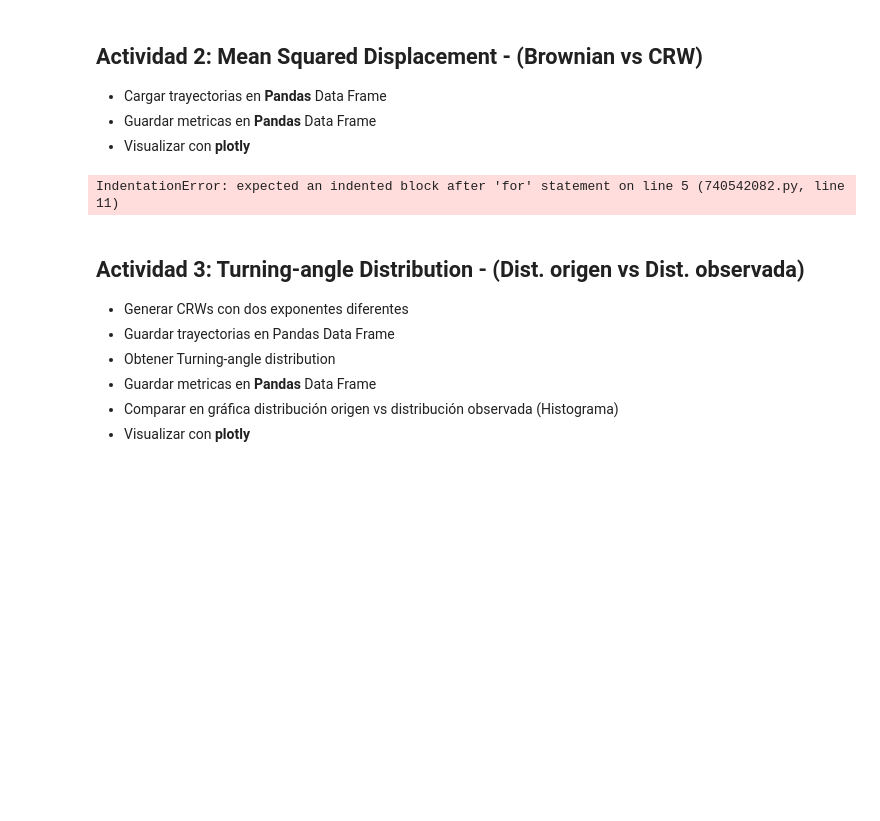
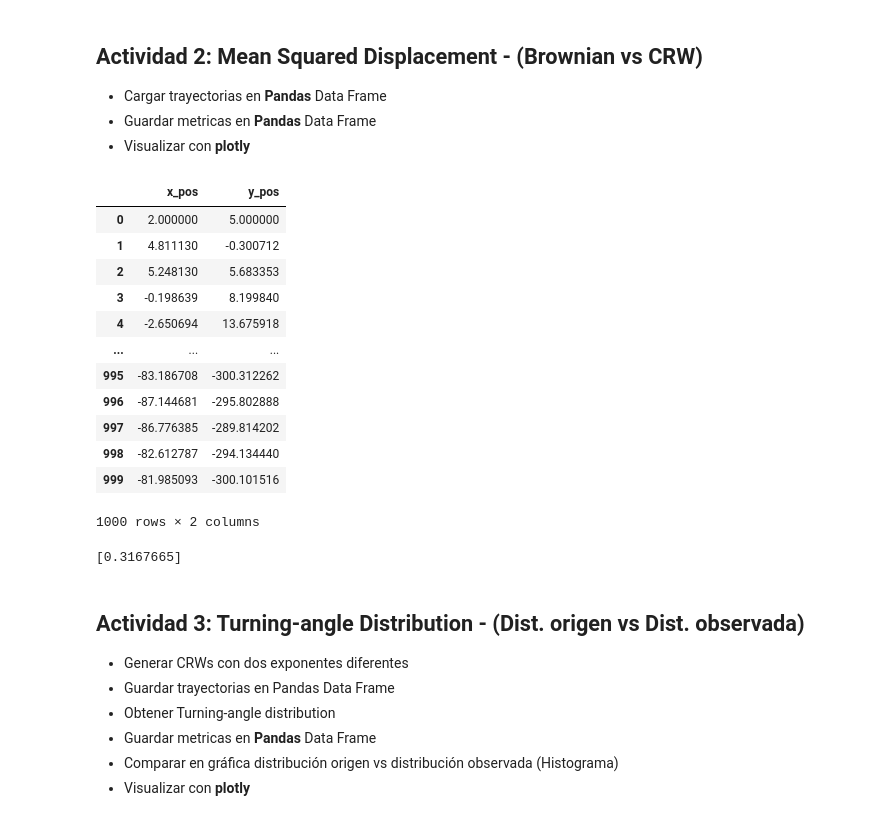
Before and after one commit to Criz23/TI_1_Practica3_JRM, a Jupyter notebook: TI_1_Practica3.ipynb, the cells around one changed output. Cells and saved outputs as stored; diff of their text form; code cells hidden in the pictures; blank space fills up the shorter version.

```diff
--- a/TI_1_Practica3.ipynb
+++ b/TI_1_Practica3.ipynb
@@ -186,6 +186,22 @@ fig_3d.add_trace(
                  showlegend = True))
 
 fig_3d.show()
+# %%
+BM_2d_df_6
+# %% [output]
+|  | x_pos | y_pos |
+| 0 | 2.000000 | 5.000000 |
+| 1 | 4.811130 | -0.300712 |
+| 2 | 5.248130 | 5.683353 |
+| 3 | -0.198639 | 8.199840 |
+| 4 | -2.650694 | 13.675918 |
+| ... | ... | ... |
+| 995 | -83.186708 | -300.312262 |
+| 996 | -87.144681 | -295.802888 |
+| 997 | -86.776385 | -289.814202 |
+| 998 | -82.612787 | -294.134440 |
+| 999 | -81.985093 | -300.101516 |
+1000 rows × 2 columns
 # %%
 
  # Empty MSD_BM
@@ -194,13 +210,17 @@ MSD_BM = np.empty(shape=(0))
 # MSD for BM_2d_df_6
 for tau in range(1,BM_2d_df_6.shape[0]):
     ## start - Add your code here
-
+    displacement_vec = np.array([distance.euclidean(BM_2d_df_6.iloc[i-tau], BM_2d_df_6.iloc[i])
+                  for i in range(tau, BM_2d_df_6.shape[0],1)])
+    MSD_BM = np.cumsum(displacement_vec)/tau
+print(MSD_BM)
+#MSD_BM = np.cumsum(displacement_vec)
     ## end - Add your code here
 
 # Empty MSD_CRW
-MSD_CRW = np.empty(shape=(0))
+#MSD_CRW = np.empty(shape=(0))
 # MSD for CRW_2d_df_9
-for tau in range(1,CRW_2d_df_9.shape[0]):
+#for tau in range(1,CRW_2d_df_9.shape[0]):
     ## start - Add your code here
 
     ## end - Add your code here
@@ -215,7 +235,7 @@ for tau in range(1,CRW_2d_df_9.shape[0]):
 
 ## end - Add your code here
 # %% [output]
-IndentationError: expected an indented block after 'for' statement on line 5 (740542082.py, line 11)
+[0.3167665]
 # %%
 # Init figure
 fig_path_length = go.Figure()
```
Also changed, not shown: parts of 1 cell of this notebook.
